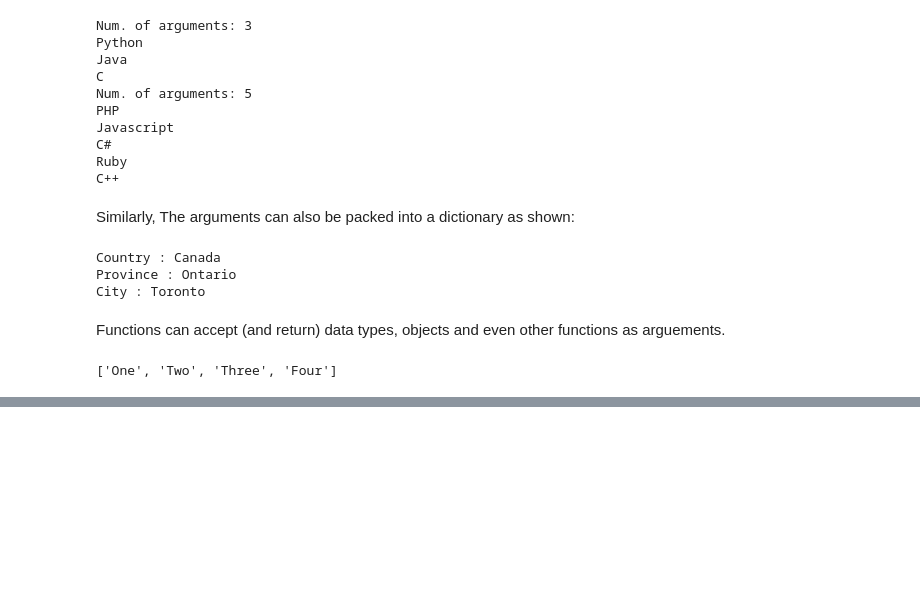
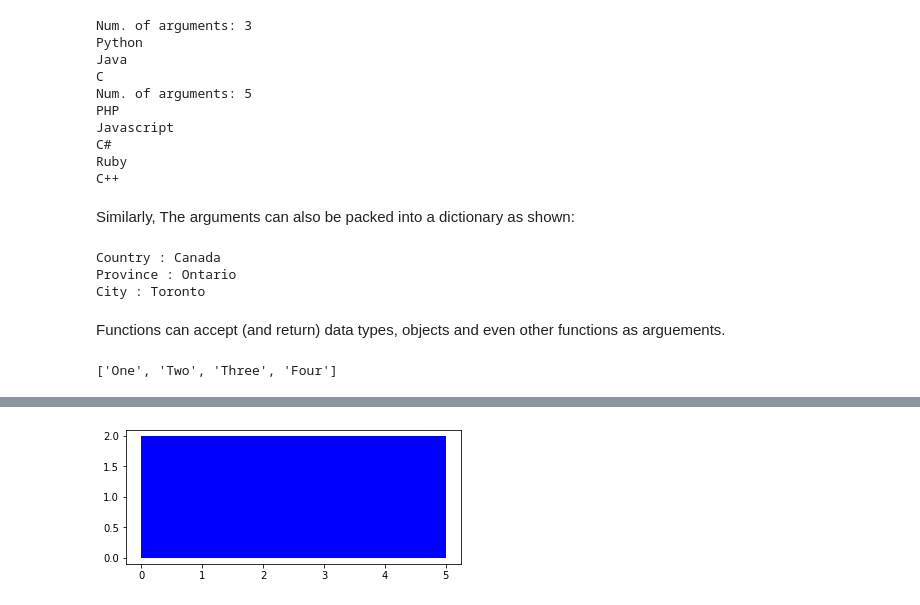
Before and after one commit to PosgradoMNA/actividades-de-aprendizaje-ivnlee, a Jupyter notebook: Semana1_Python_Modulos1-3.ipynb, the cells around one changed output, grey strips where cells are left out. Saved outputs shown, nothing was run; the diff lists cells and outputs as text; code cells hidden in the pictures; blank space fills up the shorter version.

```diff
--- a/Semana1_Python_Modulos1-3.ipynb
+++ b/Semana1_Python_Modulos1-3.ipynb
@@ -964,0 +1070,15 @@ myList
+# %%
+# Create a new Rectangle class for creating a rectangle object
+class Rectangle(object):
+
+# Constructor
+    def __init__(self, height=3, width=4, color="red"):
+        self.height = height
+        self.width = width
+        self.color = color
+
+# Method to plot the rectangle
+    def drawRectangle(self):
+        plt.gca().add_patch(plt.Rectangle((0, 0), self.width, self.height ,fc=self.color))
+        plt.axis('scaled')
+        plt.show()
@@ -964,0 +1087,3 @@ myList
+# %%
+# Create a new object rectangle
+BlueRectangle = Rectangle(2, 5, "blue")
@@ -964,0 +1099,6 @@ myList
+# %%
+# Use the drawRectangle method to draw the Rectangle
+
+BlueRectangle.drawRectangle()
+# %% [output]
+[figure, added]
```
Also changed, not shown: parts of 18 cells of this notebook.
